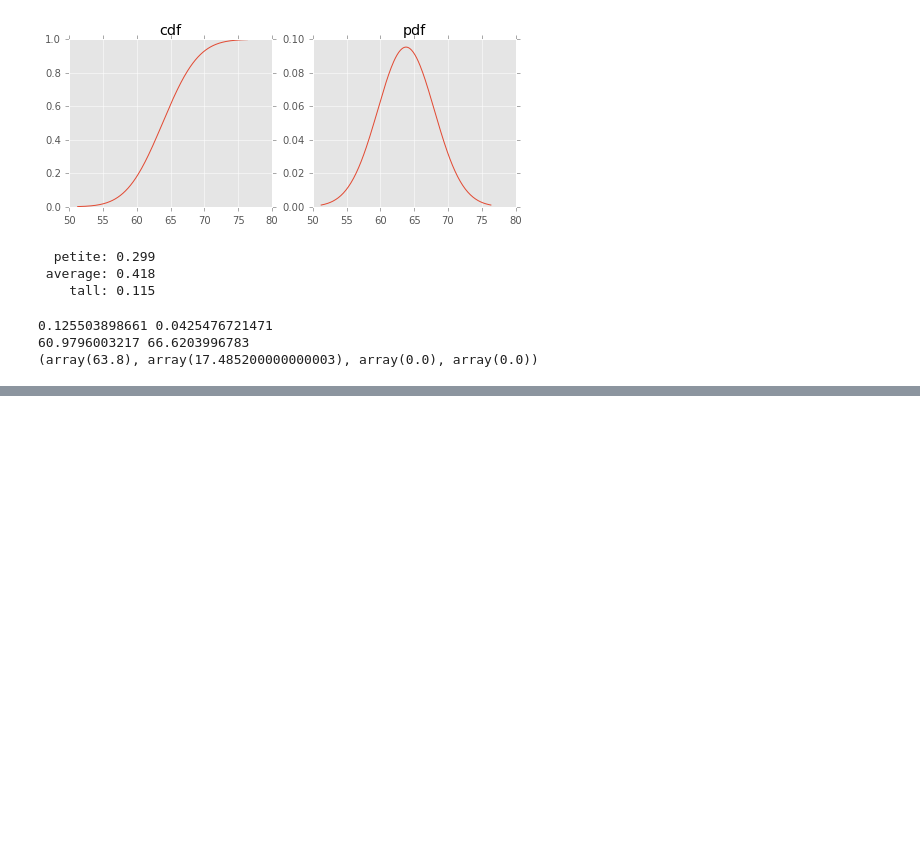
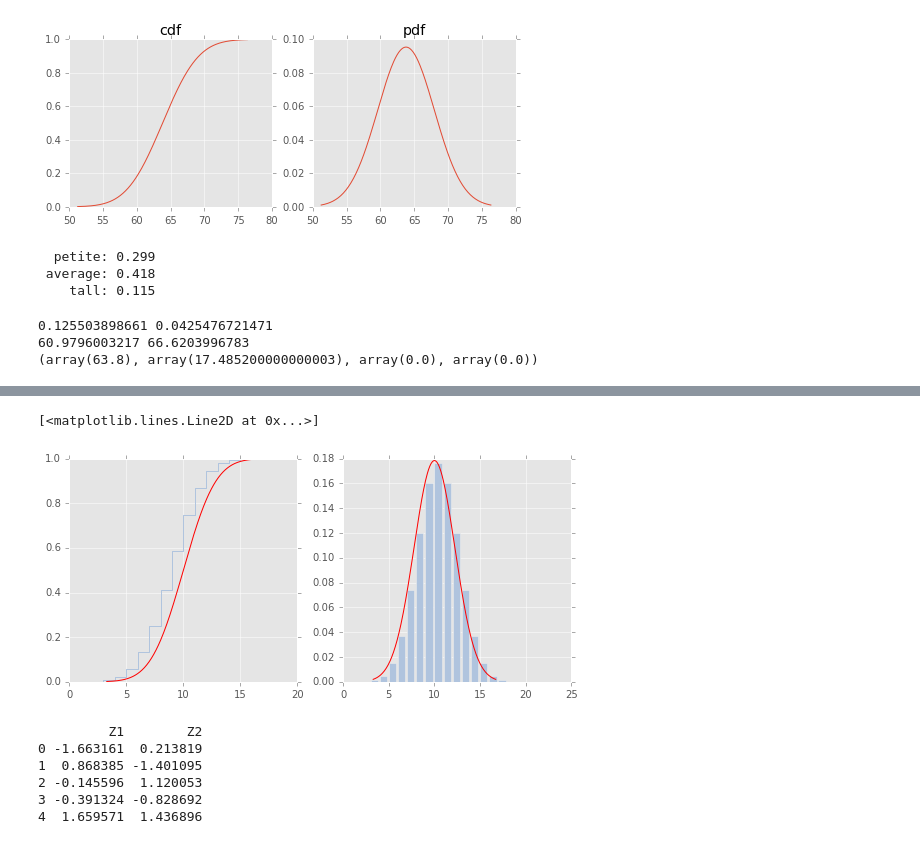
Before and after one commit to grehujt/SmallPythonProjects, a Jupyter notebook: jupyterNotebooks/model_tutorial/model.ipynb, the cells around one changed output, grey strips where cells are left out. Drawn from its saved outputs; the diff is of its cells as text; code cells hidden in the pictures; blank space fills up the shorter version.

```diff
--- a/jupyterNotebooks/model_tutorial/model.ipynb
+++ b/jupyterNotebooks/model_tutorial/model.ipynb
@@ -146,0 +166,26 @@ plt.title('cdf simulation')
+# %%
+# the birth of normal distribution
+mean, std = 20*0.5, np.sqrt(20*0.5*0.5)
+rvNorm = st.norm(mean, scale=std)
+xn = np.linspace(mean-3*std, mean+3*std, 200)
+plt.figure(figsize=(9, 4))
+plt.subplot(1, 2, 1)
+plt.step(xx, rvBinom.cdf(xx), color='LightSteelBlue')
+plt.plot(xn, rvNorm.cdf(xn), color='red')
+plt.subplot(1, 2, 2)
+plt.bar(xx, rvBinom.pmf(xx), color='lightSteelblue')
+plt.plot(xn, rvNorm.pdf(xn), color='red')
+# %% [output]
+[<matplotlib.lines.Line2D at 0x...>]
+[figure, added]
+# %%
+rvBinorm = st.multivariate_normal(mean=[0, 0]).rvs(300)
+df = DataFrame(rvBinorm, columns=['Z1', 'Z2'])
+print df.head()
+# %% [output]
+         Z1        Z2
+0 -1.663161  0.213819
+1  0.868385 -1.401095
+2 -0.145596  1.120053
+3 -0.391324 -0.828692
+4  1.659571  1.436896
```
Also changed, not shown: parts of 8 cells of this notebook.
